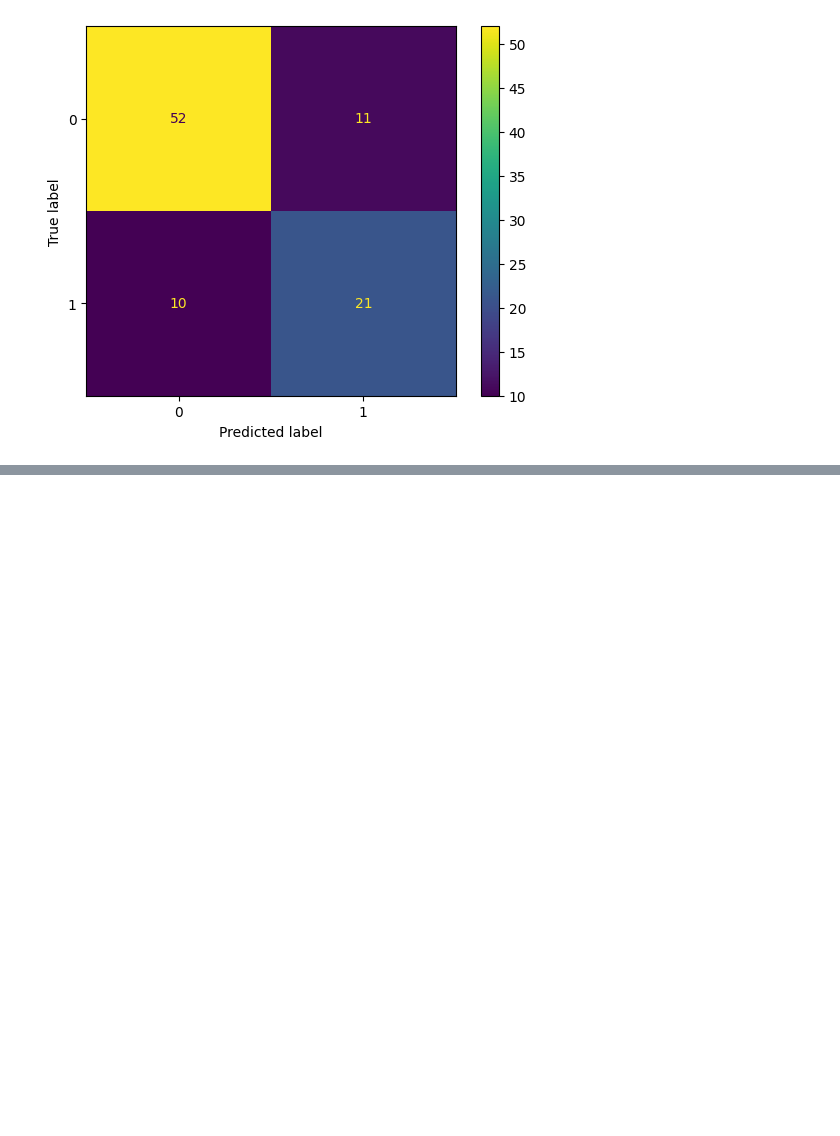
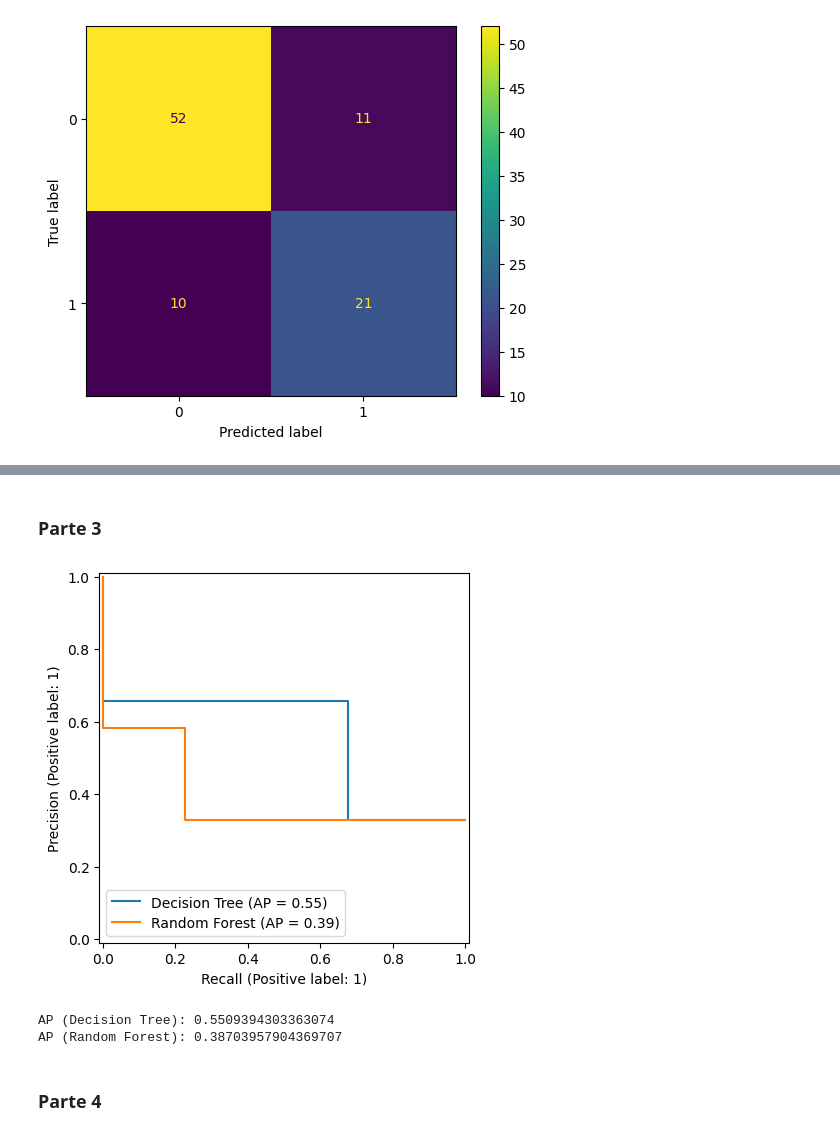
Before and after one commit to Zuzed22/Machine-Learning, a Jupyter notebook: Ejercicios_ML2.ipynb, the cells around one changed output, grey strips where cells are left out. Cells and saved outputs as stored; diff of their text form; code cells hidden in the pictures; blank space fills up the shorter version.

```diff
--- a/Ejercicios_ML2.ipynb
+++ b/Ejercicios_ML2.ipynb
@@ -98,0 +154,2 @@ ConfusionMatrixDisplay.from_predictions(y_val, prediccion_rf);
+# %% [markdown]
+### **Parte 3**
@@ -98,0 +158,13 @@ ConfusionMatrixDisplay.from_predictions(y_val, prediccion_rf);
+# %%
+curva_precision_recall = PrecisionRecallDisplay.from_predictions(y_val, prevision_arbol, name = 'Decision Tree')
+curva_precision_recall = PrecisionRecallDisplay.from_predictions(y_val, prevision_rf, name = 'Random Forest', ax = curva_precision_recall.ax_)
+# %% [output]
+[figure, added]
+# %%
+print(f'AP (Decision Tree): {average_precision_score(y_val, prevision_arbol)}')
+print(f'AP (Random Forest): {average_precision_score(y_val, prevision_rf)}')
+# %% [output]
+AP (Decision Tree): 0.5509394303363074
+AP (Random Forest): 0.38703957904369707
+# %% [markdown]
+### **Parte 4**
```
Also changed, not shown: parts of 18 cells of this notebook.
